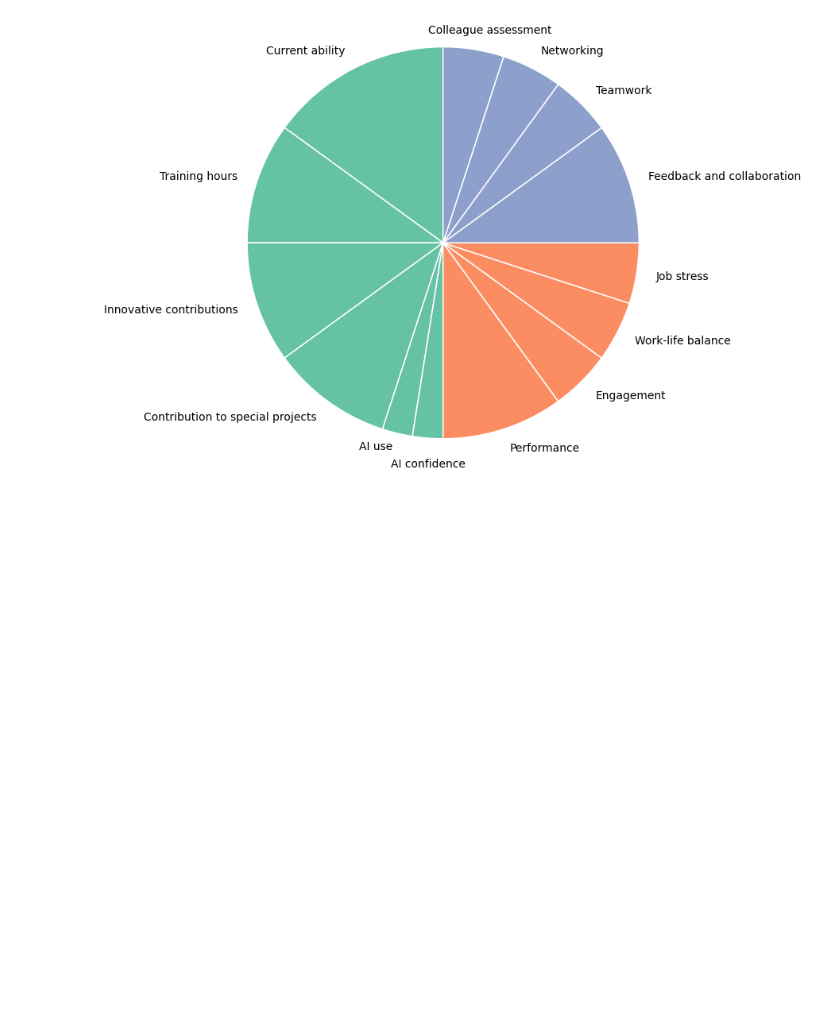
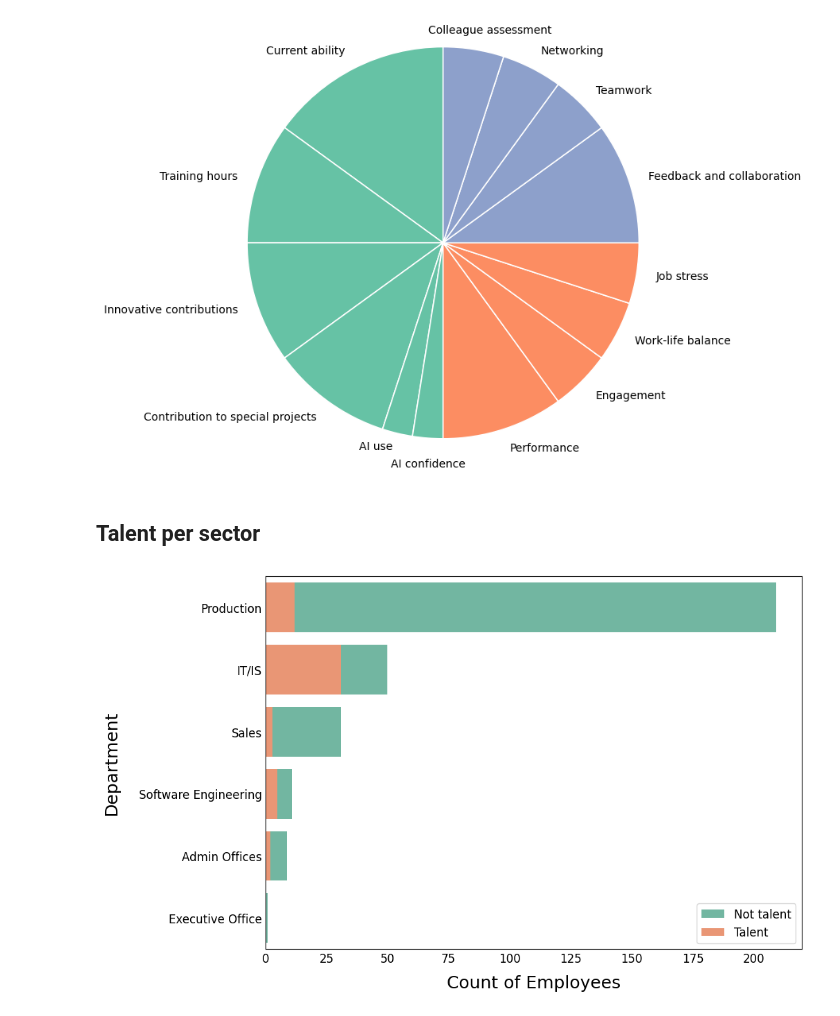
Before and after one commit to DovydasVe/HR_analytics_protecting_talent, a Jupyter notebook: Talent_analysis.ipynb, the cells around one changed output. Saved outputs shown, nothing was run; the diff lists cells and outputs as text; code cells hidden in the pictures; blank space fills up the shorter version.

Commit message:
fixed talent formula cutoff + graph

```diff
--- a/Talent_analysis.ipynb
+++ b/Talent_analysis.ipynb
@@ -60,8 +61,9 @@ df["talent_score"] = (
     0.25 * df["interpersonal_score"]
 )
 
-
-threshold = df["talent_score"].quantile(0.80)       # Changeable
+mean_talent = df["talent_score"].mean()
+std_talent = df["talent_score"].std()
+threshold = mean_talent + std_talent
 df["is_talent"] = (df["talent_score"] >= threshold).astype(int)
 
 
@@ -122,3 +119,36 @@ plt.axis("equal")
 plt.show()
 # %% [output]
 [figure]
+# %% [markdown]
+## Talent per sector
+# %%
+df["Department"] = df["Department"].astype(str).str.strip()
+
+ct = pd.crosstab(df["Department"], df["is_talent"])
+
+counts = ct.fillna(0)
+counts["Total"] = counts[0] + counts[1]
+counts = counts[counts["Total"] > 0].sort_values("Total", ascending=False)
+
+palette = sns.color_palette("Set2", n_colors=2)
+
+plt.figure(figsize=(10, 7))
+
+sns.barplot(x=counts["Total"], y=counts.index, color=palette[0], label="Not talent")
+sns.barplot(x=counts[1], y=counts.index, color=palette[1], label="Talent")
+
+ax = plt.gca()
+ax.xaxis.set_major_locator(ticker.MultipleLocator(25))
+ax.xaxis.set_major_formatter(ticker.StrMethodFormatter("{x:.0f}"))
+
+ax.grid(False)
+ax.tick_params(axis="y", length=0, labelsize=12)
+ax.tick_params(axis="x", length=0, labelsize=12)
+
+plt.xlabel("Count of Employees", fontsize=18, labelpad=10)
+plt.ylabel("Department", fontsize=18, labelpad=20)
+
+plt.legend(loc="lower right", fontsize=12)
+plt.show()
+# %% [output]
+[figure, added]
```
Also changed, not shown: parts of 4 cells of this notebook, 2 other files.
